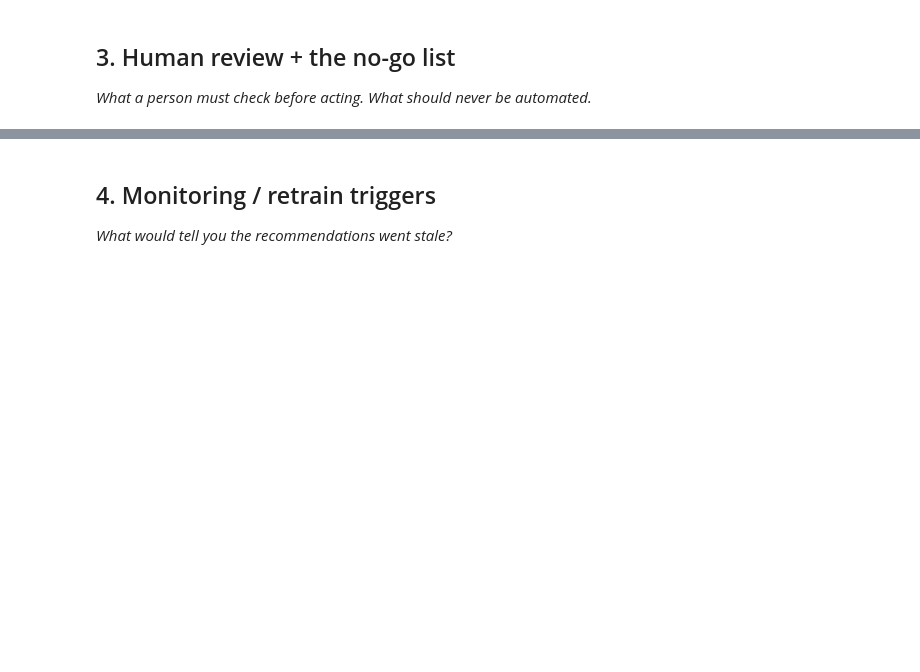
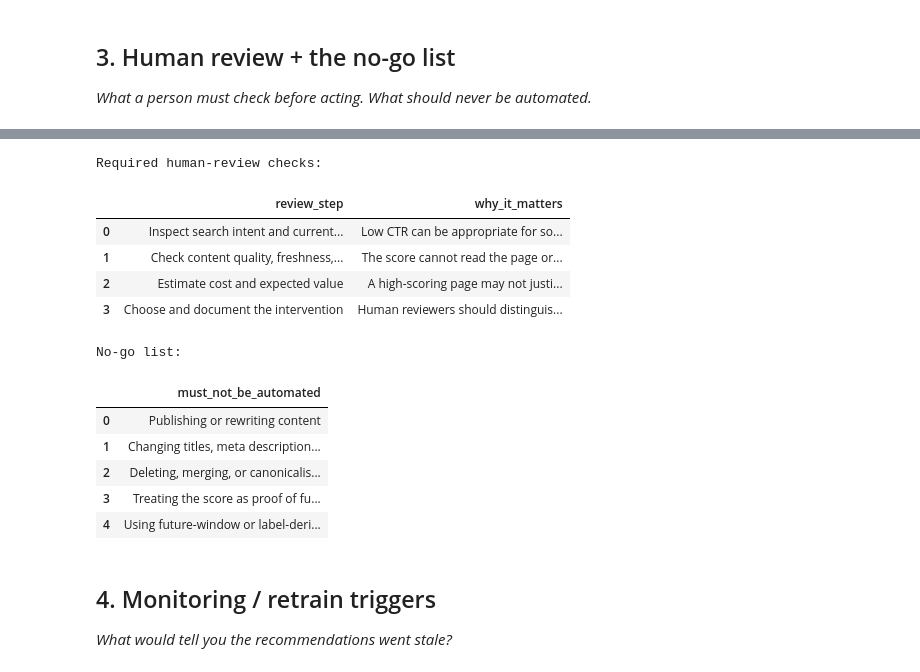
Before and after one commit to Ezgicode/FlyRAnk-AI, a Jupyter notebook: work/notebooks/w07_action_playbook.ipynb, the cells around one changed output, grey strips where cells are left out. Saved outputs shown, nothing was run; the diff lists cells and outputs as text; code cells hidden in the pictures; blank space fills up the shorter version.

```diff
--- a/work/notebooks/w07_action_playbook.ipynb
+++ b/work/notebooks/w07_action_playbook.ipynb
@@ -30,3 +312,64 @@ This skeleton is yours to fill. Work the sections **in order** — each one has
+# %%
+human_review_rules = pd.DataFrame([
+    {
+        "review_step": "Inspect search intent and current SERP",
+        "why_it_matters": (
+            "Low CTR can be appropriate for some query types or affected by "
+            "SERP features outside the page."
+        )
+    },
+    {
+        "review_step": "Check content quality, freshness, and topic coverage",
+        "why_it_matters": (
+            "The score cannot read the page or determine whether its information "
+            "is outdated."
+        )
+    },
+    {
+        "review_step": "Estimate cost and expected value",
+        "why_it_matters": (
+            "A high-scoring page may not justify a costly rewrite if its business "
+            "value is low."
+        )
+    },
+    {
+        "review_step": "Choose and document the intervention",
+        "why_it_matters": (
+            "Human reviewers should distinguish a snippet test, refresh brief, "
+            "technical investigation, or no-action decision."
+        )
+    }
+])
+
+no_go_list = pd.DataFrame({
+    "must_not_be_automated": [
+        "Publishing or rewriting content",
+        "Changing titles, meta descriptions, or internal links",
+        "Deleting, merging, or canonicalising pages",
+        "Treating the score as proof of future decline",
+        "Using future-window or label-derived fields as features"
+    ]
+})
+
+print("Required human-review checks:")
+display(human_review_rules)
+
+print("No-go list:")
+display(no_go_list)
+# %% [output]
+Required human-review checks:
+|  | review_step | why_it_matters |
+| 0 | Inspect search intent and current... | Low CTR can be appropriate for so... |
+| 1 | Check content quality, freshness,... | The score cannot read the page or... |
+| 2 | Estimate cost and expected value | A high-scoring page may not justi... |
+| 3 | Choose and document the intervention | Human reviewers should distinguis... |
+No-go list:
+|  | must_not_be_automated |
+| 0 | Publishing or rewriting content |
+| 1 | Changing titles, meta description... |
+| 2 | Deleting, merging, or canonicalis... |
+| 3 | Treating the score as proof of fu... |
+| 4 | Using future-window or label-deri... |
 # %% [markdown]
 ## 4. Monitoring / retrain triggers
 
```
Also changed, not shown: parts of 18 cells of this notebook.
